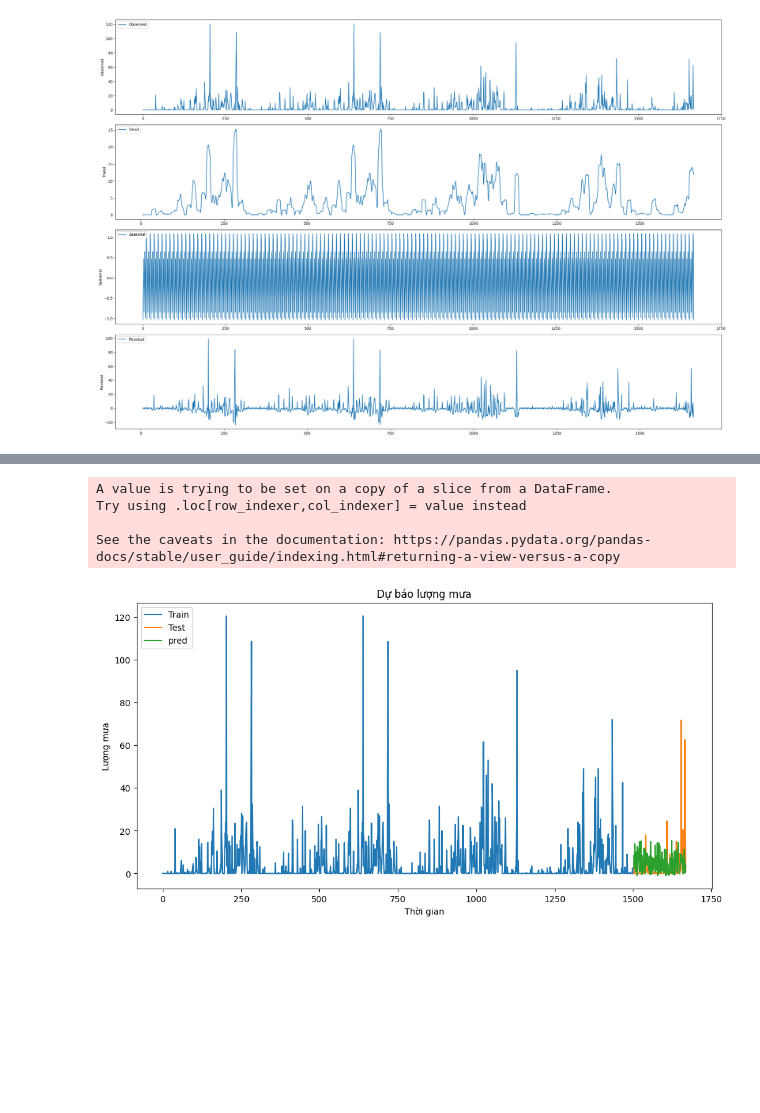
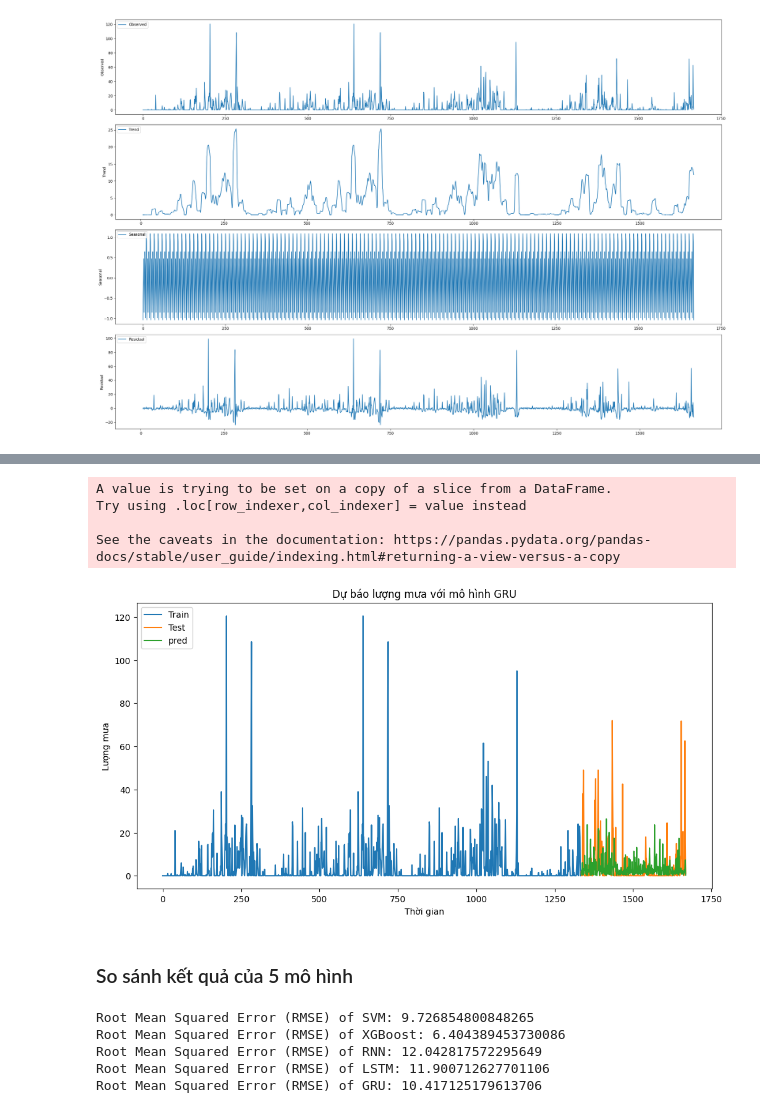
Before and after one commit to TongVanLuc/PhanTichChuoiThoiGian_Nhom8, a Jupyter notebook: TimeSeries.ipynb, the cells around one changed output, grey strips where cells are left out. Saved outputs shown, nothing was run; the diff lists cells and outputs as text; code cells hidden in the pictures; blank space fills up the shorter version.

```diff
--- a/TimeSeries.ipynb
+++ b/TimeSeries.ipynb
@@ -105,5 +147,5 @@ scaled_data = scaler.fit_transform(df)
 # %%
-train, test = train_test_split(df, test_size=0.1)
+train, test = train_test_split(df, test_size=0.2)
 y_train = train['precip']
 x_train = train.drop(columns='precip')
 y_test = test['precip']
@@ -219,14 +412,0 @@ See the caveats in the documentation: https://pandas.pydata.org/pandas-docs/stab
-# %%
-# Định nghĩa mô hình GRU
-model = Sequential([
-    Input(shape=(5, 1)),
-    GRU(50),
-    Dense(25),
-    Dense(1)
-])
-
-# Biên dịch mô hình
-model.compile(optimizer='adam', loss='mse')
-
-# Huấn luyện mô hình
-model.fit(x_train, y_train, epochs=10, batch_size=1)
@@ -254,0 +413,17 @@ Epoch 10/10
+# %%
+from tensorflow.keras.layers import GRU, Dense, Dropout, Input
+from tensorflow.keras.optimizers import Adam
+
+model = Sequential([
+    Input(shape=(20, 1)),
+    GRU(100, return_sequences=True),
+    Dropout(0.2),
+    GRU(100),
+    Dropout(0.2),
+    Dense(50, activation='relu'),
+    Dense(1)
+])
+
+model.compile(optimizer=Adam(learning_rate=0.001), loss='mean_squared_error')
+
+model.fit(x_train, y_train, epochs=50, batch_size=32)
@@ -255,8 +449,8 @@ Epoch 10/10
 # %%
 # Dự đoán lượng mưa cho dữ liệu thử nghiệm (y_test)
-predicted = model.predict(x_test)
+predict_GRU = model.predict(x_test)
 # Tính RMSE
-rmse = np.sqrt(mean_squared_error(y_test, predicted))
+rmse_GRU = np.sqrt(mean_squared_error(y_test, predict_GRU))
 
-print("RMSE:", rmse)
+print("RMSE:", rmse_GRU)
 # %% [output]
@@ -265,18 +459,32 @@ RMSE: 8.903713693688337
 # %%
 # Vẽ biểu đồ kết quả dự đoán
-valid['pred_GRU'] = predicted
+valid['pred_GRU'] = predict_GRU
 
 plt.figure(figsize=(12, 6))
 plt.plot(train['precip'])
 plt.plot(valid[['precip', 'pred_GRU']])
-plt.title('Dự báo lượng mưa')
+plt.title('Dự báo lượng mưa với mô hình GRU')
 plt.xlabel('Thời gian')
 plt.ylabel('Lượng mưa')
 plt.legend(['Train', 'Test', 'pred'], loc='upper left')
 plt.show()
 # %% [output]
 A value is trying to be set on a copy of a slice from a DataFrame.
 Try using .loc[row_indexer,col_indexer] = value instead
 
 See the caveats in the documentation: https://pandas.pydata.org/pandas-docs/stable/user_guide/indexing.html#returning-a-view-versus-a-copy
-[figure, old version]
+[figure, new version]
+# %% [markdown]
+### So sánh kết quả của 5 mô hình
+# %%
+print("Root Mean Squared Error (RMSE) of SVM:", rmse_svm)
+print("Root Mean Squared Error (RMSE) of XGBoost:", rmse_XGBoost)
+print("Root Mean Squared Error (RMSE) of RNN:", rmse_rnn)
+print("Root Mean Squared Error (RMSE) of LSTM:", rmse_LSTM)
+print("Root Mean Squared Error (RMSE) of GRU:", rmse_GRU)
+# %% [output]
+Root Mean Squared Error (RMSE) of SVM: 9.726854800848265
+Root Mean Squared Error (RMSE) of XGBoost: 6.404389453730086
+Root Mean Squared Error (RMSE) of RNN: 12.042817572295649
+Root Mean Squared Error (RMSE) of LSTM: 11.900712627701106
+Root Mean Squared Error (RMSE) of GRU: 10.417125179613706
```
Also changed, not shown: parts of 28 cells of this notebook, 1 other file.
